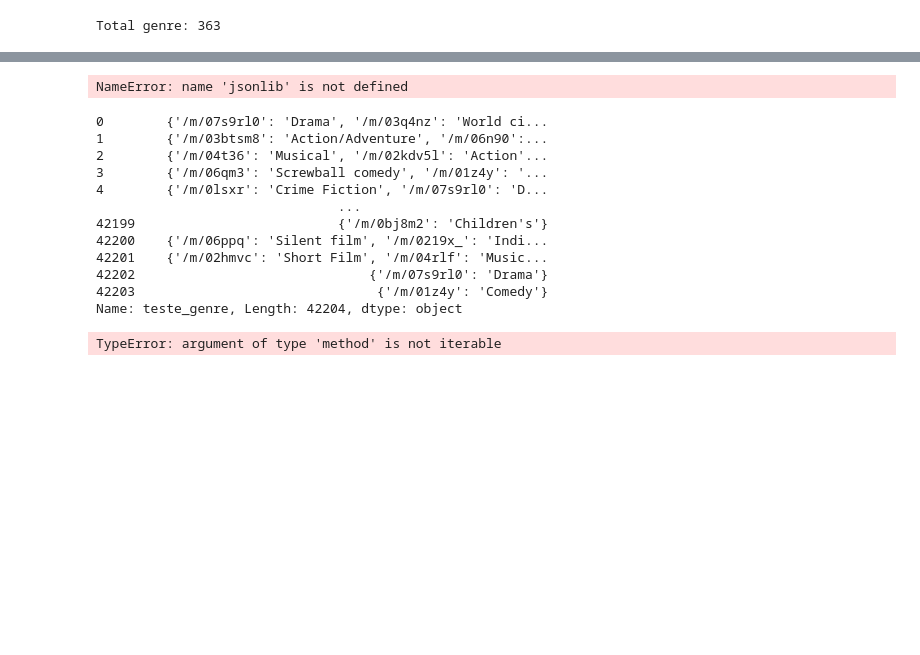
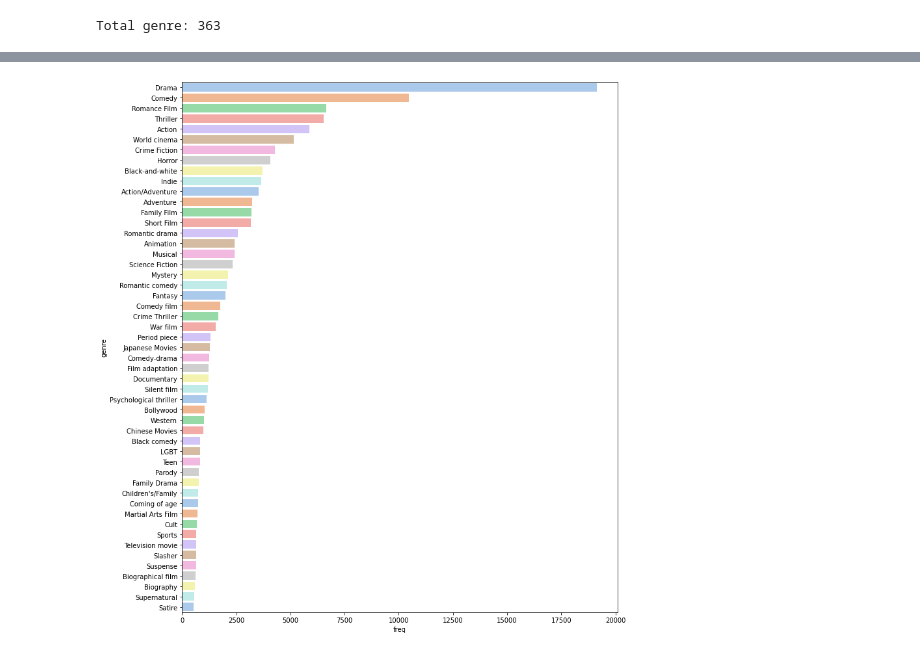
Before and after one commit to Samuel-Tito-Infantas/nlp_proj_01_drama_classification, a Jupyter notebook: script_001.ipynb, the cells around one changed output, grey strips where cells are left out. Cells and saved outputs as stored; diff of their text form; code cells hidden in the pictures; blank space fills up the shorter version.

```diff
--- a/script_001.ipynb
+++ b/script_001.ipynb
@@ -222,4 +247,0 @@ ERROR: Invalid requirement: 'os,'
-# %%
-summary_df['genre'].apply(jsonlib.loads())
-# %% [output]
-NameError: name 'jsonlib' is not defined
@@ -229,21 +248,9 @@ summary_df['genre'][0].split([":",','])[]
-# %%
-summary_df['teste_genre'] = summary_df['genre'].apply(json.loads)
-summary_df['teste_genre']
-# %% [output]
-0        {'/m/07s9rl0': 'Drama', '/m/03q4nz': 'World ci...
-1        {'/m/03btsm8': 'Action/Adventure', '/m/06n90':...
-2        {'/m/04t36': 'Musical', '/m/02kdv5l': 'Action'...
-3        {'/m/06qm3': 'Screwball comedy', '/m/01z4y': '...
-4        {'/m/0lsxr': 'Crime Fiction', '/m/07s9rl0': 'D...
-                               ...
-42199                          {'/m/0bj8m2': 'Children's'}
-42200    {'/m/06ppq': 'Silent film', '/m/0219x_': 'Indi...
-42201    {'/m/02hmvc': 'Short Film', '/m/04rlf': 'Music...
-42202                              {'/m/07s9rl0': 'Drama'}
-42203                               {'/m/01z4y': 'Comedy'}
-Name: teste_genre, Length: 42204, dtype: object
-# %%
-#summary_df['genre'].apply(json.loads)[0][]
-pd.read_json(summary_df['genre'].apply(json.loads))
-# %% [output]
-TypeError: argument of type 'method' is not iterable
+# %%
+## Plotting the firsts 50th of movie genre frequency
+
+plt.figure(figsize=(12,15))
+#sns.color_palette("pastel")
+ax = sns.barplot(data = feq_genre_df.iloc[:51,:], x = "freq", y = "genre", palette="pastel")
+plt.show()
+# %% [output]
+[figure, added]
```
Also changed, not shown: parts of 93 cells of this notebook.
